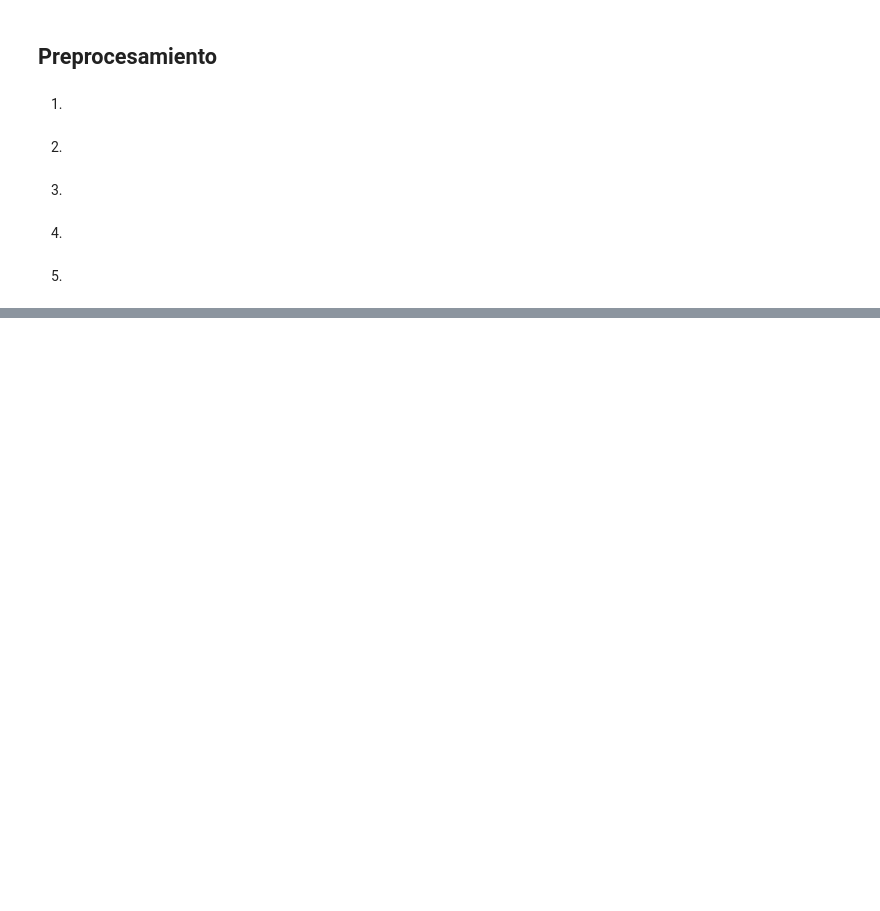
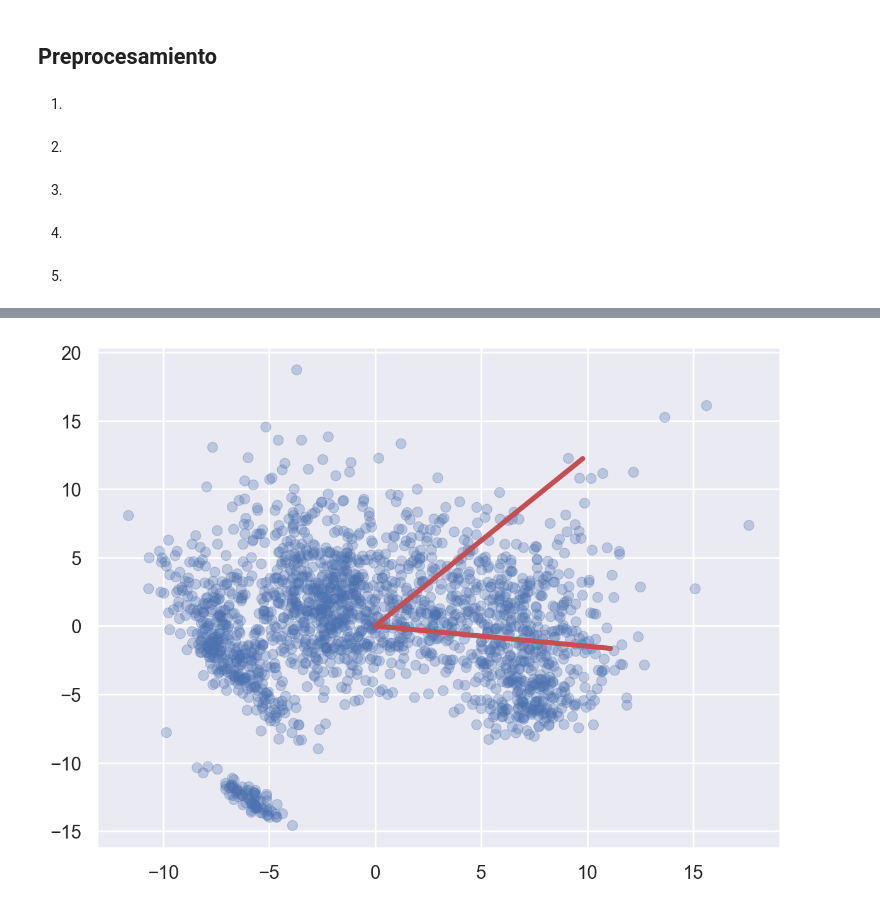
Before and after one commit to maubosc/tp_footballanalytics, a Jupyter notebook: TP_2.ipynb, the cells around one changed output, grey strips where cells are left out. Cells and saved outputs as stored; diff of their text form; code cells hidden in the pictures; blank space fills up the shorter version.

```diff
--- a/TP_2.ipynb
+++ b/TP_2.ipynb
@@ -29,0 +87,3 @@ data_num
+# %%
+Z = X @ pca.components_.T
+pca.components_
@@ -29,0 +108,11 @@ data_num
+# %%
+(
+    so.Plot(
+
+    )
+    .add(so.Line(color= 'r', linewidth=3), x = [0, 0.0978309*100], y = [0, 0.12235278*100])
+    .add(so.Line(color= 'r', linewidth=3), x = [0, 0.07393905*150], y = [0, -0.01093821*150])
+    .add(so.Dot(alpha = '0.3'), x = Z[:, 0], y = Z[:,1])
+)
+# %% [output]
+[figure, added]
```
Also changed, not shown: parts of 31 cells of this notebook.
